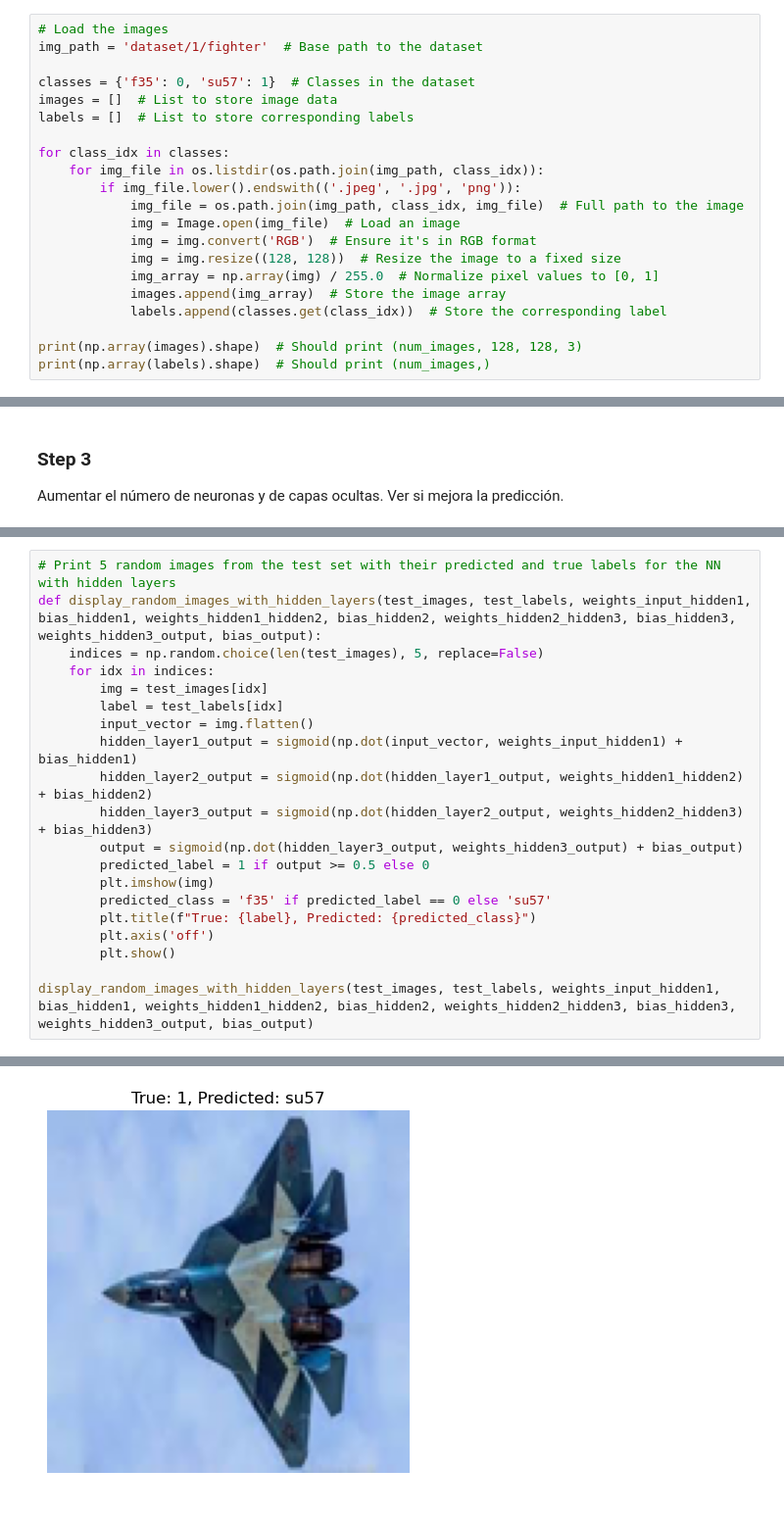
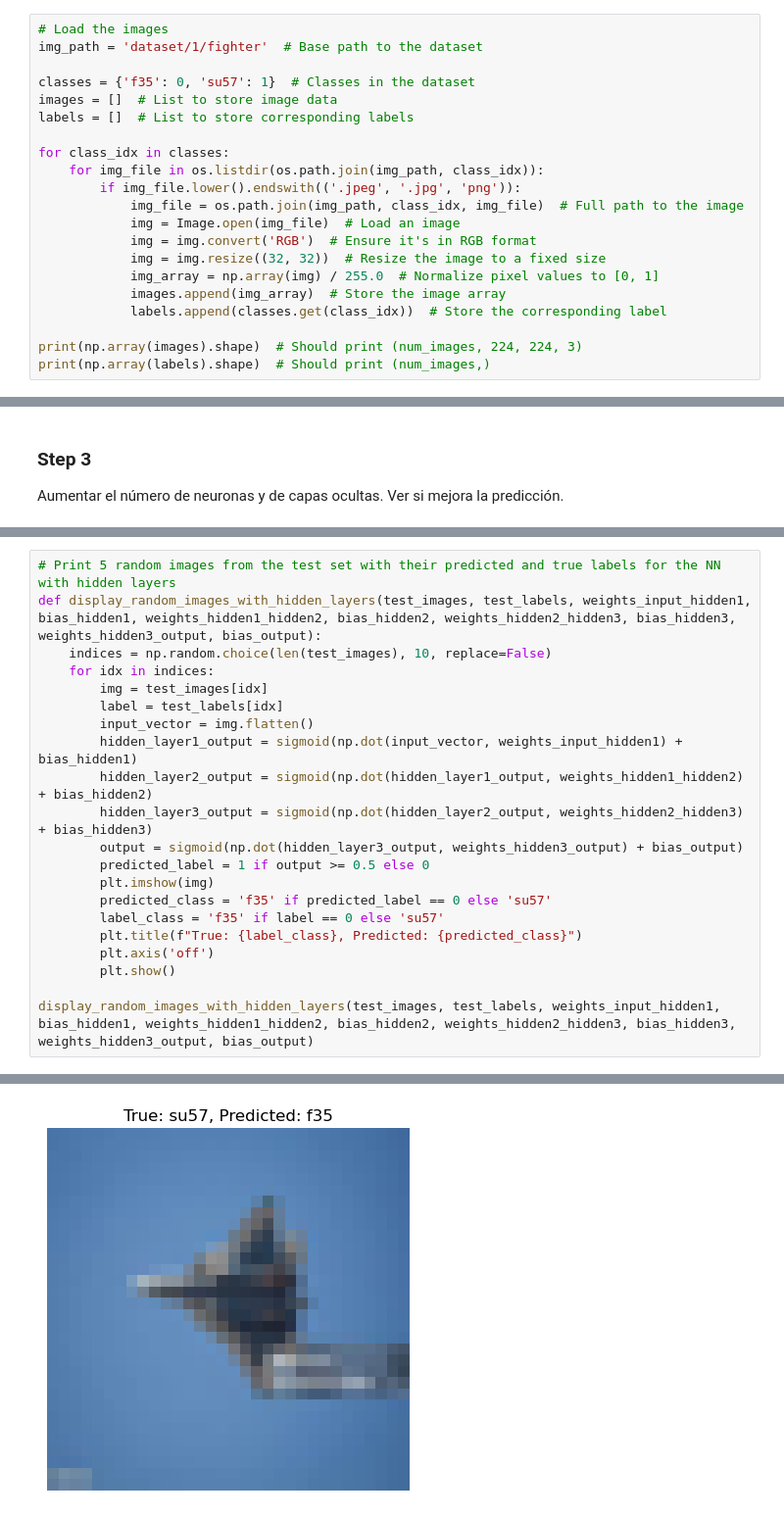
Before and after one commit to edwphysics/advanced_lab, a Jupyter notebook: topic5_NN/basics_NN.ipynb, the cells around one changed output, grey strips where cells are left out. Shown at 98% size. Drawn from its saved outputs; the diff is of its cells as text.

```diff
--- a/topic5_NN/basics_NN.ipynb
+++ b/topic5_NN/basics_NN.ipynb
@@ -52,11 +52,11 @@ for class_idx in classes:
             img_file = os.path.join(img_path, class_idx, img_file)  # Full path to the image
             img = Image.open(img_file)  # Load an image
             img = img.convert('RGB')  # Ensure it's in RGB format
-            img = img.resize((128, 128))  # Resize the image to a fixed size
+            img = img.resize((32, 32))  # Resize the image to a fixed size
             img_array = np.array(img) / 255.0  # Normalize pixel values to [0, 1]
             images.append(img_array)  # Store the image array
             labels.append(classes.get(class_idx))  # Store the corresponding label
 
-print(np.array(images).shape)  # Should print (num_images, 128, 128, 3)
+print(np.array(images).shape)  # Should print (num_images, 224, 224, 3)
 print(np.array(labels).shape)  # Should print (num_images,)
 # %% [output]
@@ -311,7 +330,7 @@ plot_loss(loss_history)
 # %%
 # Print 5 random images from the test set with their predicted and true labels for the NN with hidden layers
 def display_random_images_with_hidden_layers(test_images, test_labels, weights_input_hidden1, bias_hidden1, weights_hidden1_hidden2, bias_hidden2, weights_hidden2_hidden3, bias_hidden3, weights_hidden3_output, bias_output):
-    indices = np.random.choice(len(test_images), 5, replace=False)
+    indices = np.random.choice(len(test_images), 10, replace=False)
     for idx in indices:
         img = test_images[idx]
         label = test_labels[idx]
@@ -323,7 +342,8 @@ def display_random_images_with_hidden_layers(test_images, test_labels, weights_i
         predicted_label = 1 if output >= 0.5 else 0
         plt.imshow(img)
         predicted_class = 'f35' if predicted_label == 0 else 'su57'
-        plt.title(f"True: {label}, Predicted: {predicted_class}")
+        label_class = 'f35' if label == 0 else 'su57'
+        plt.title(f"True: {label_class}, Predicted: {predicted_class}")
         plt.axis('off')
         plt.show()
 
@@ -335 +355 @@ display_random_images_with_hidden_layers(test_images, test_labels, weights_input
-[figure, old version]
+[figure, new version]
```
Also changed, not shown: parts of 10 cells of this notebook.
